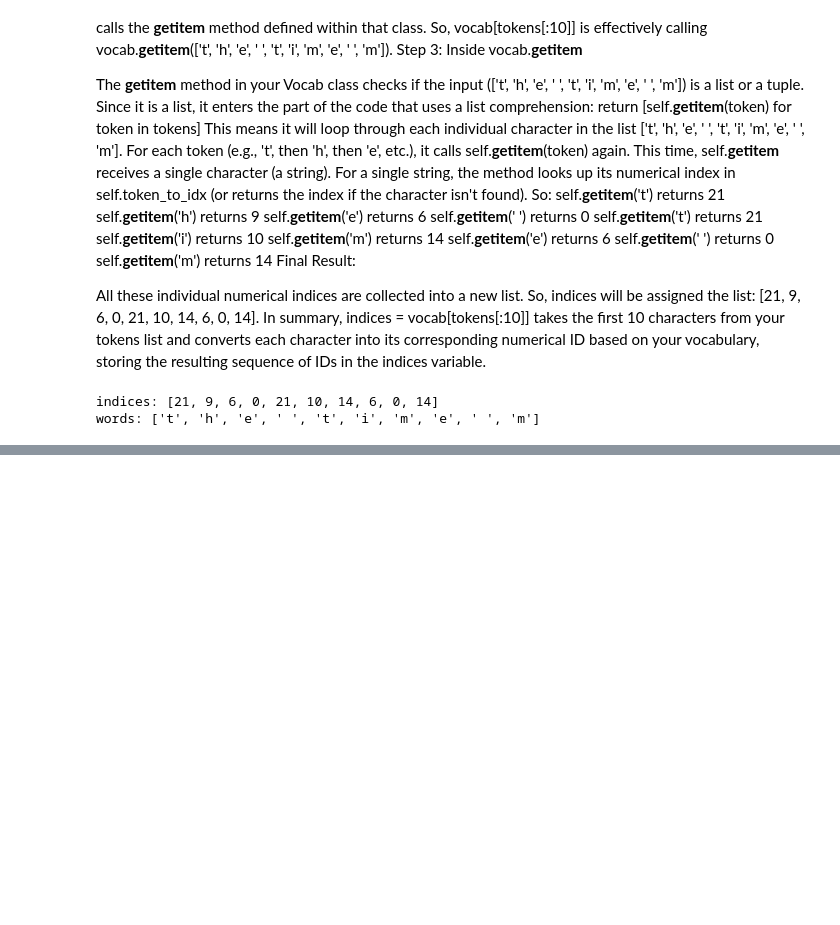
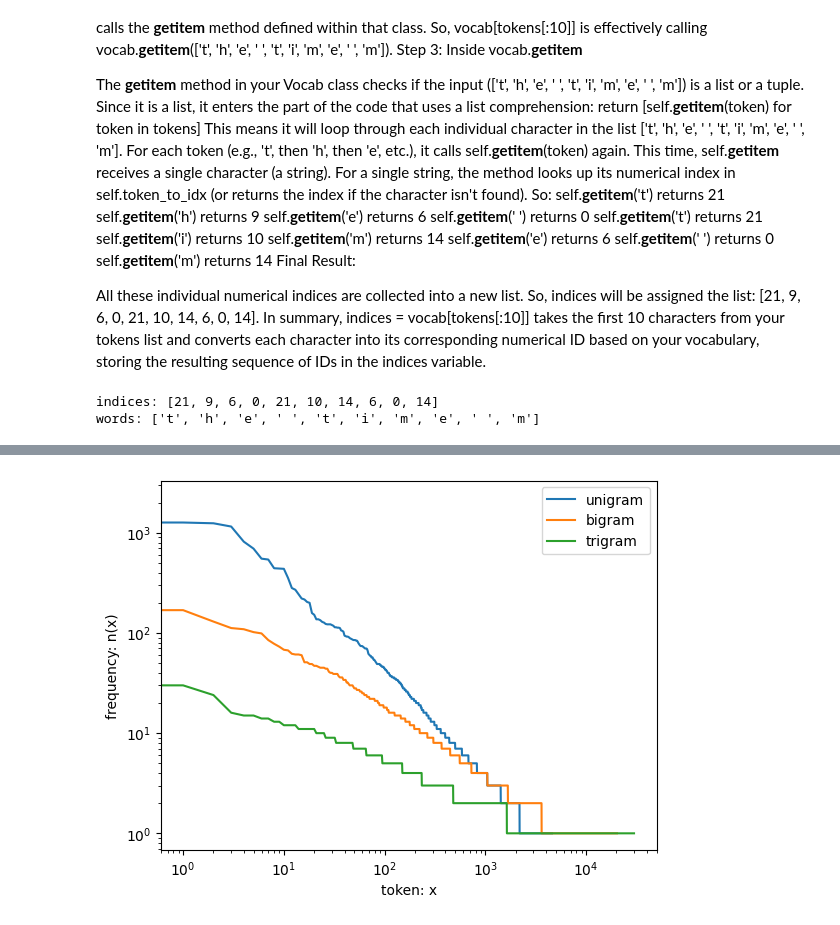
Before and after one commit to Redcoder815/Deep_Learning_PyTorch, a Jupyter notebook: 24RNN.ipynb, the cells around one changed output, grey strips where cells are left out. Drawn from its saved outputs; the diff is of its cells as text; code cells hidden in the pictures; blank space fills up the shorter version.

```diff
--- a/24RNN.ipynb
+++ b/24RNN.ipynb
@@ -615,0 +764,4 @@ words: ['t', 'h', 'e', ' ', 't', 'i', 'm', 'e', ' ', 'm']
+# %%
+bigram_tokens = ['--'.join(pair) for pair in zip(words[:-1], words[1:])]
+bigram_vocab = Vocab(bigram_tokens)
+bigram_vocab.token_freqs[:10]
@@ -615,0 +779,5 @@ words: ['t', 'h', 'e', ' ', 't', 'i', 'm', 'e', ' ', 'm']
+# %%
+trigram_tokens = ['--'.join(triple) for triple in zip(
+    words[:-2], words[1:-1], words[2:])]
+trigram_vocab = Vocab(trigram_tokens)
+trigram_vocab.token_freqs[:10]
@@ -615,0 +795,16 @@ words: ['t', 'h', 'e', ' ', 't', 'i', 'm', 'e', ' ', 'm']
+# %%
+bigram_freqs = [freq for token, freq in bigram_vocab.token_freqs]
+trigram_freqs = [freq for token, freq in trigram_vocab.token_freqs]
+
+plt.plot(freqs, label='unigram')
+plt.plot(bigram_freqs, label='bigram')
+plt.plot(trigram_freqs, label='trigram')
+
+plt.xlabel('token: x')
+plt.ylabel('frequency: n(x)')
+plt.xscale('log')
+plt.yscale('log')
+plt.legend()
+plt.show()
+# %% [output]
+[figure, added]
```
Also changed, not shown: parts of 11 cells of this notebook.
